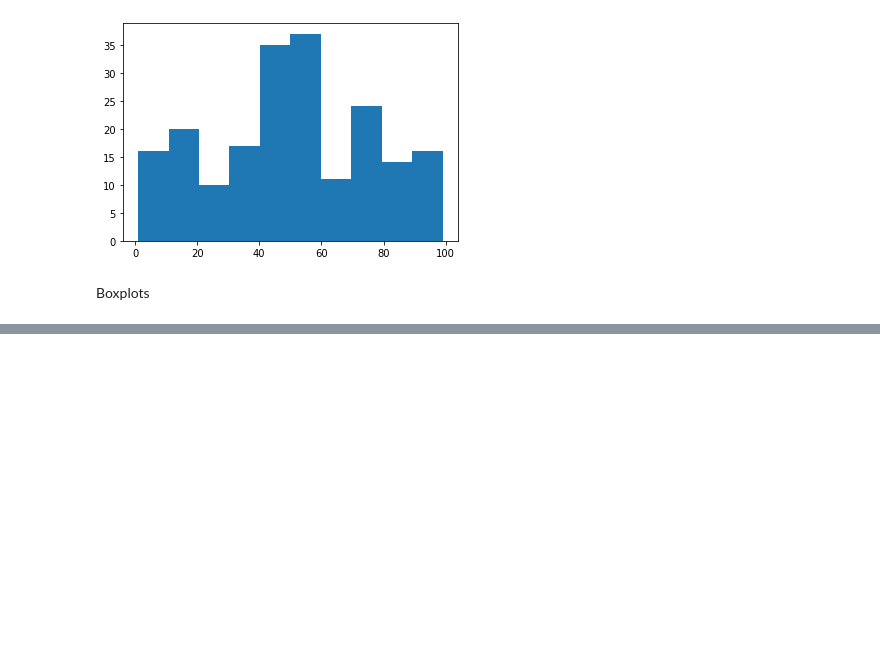
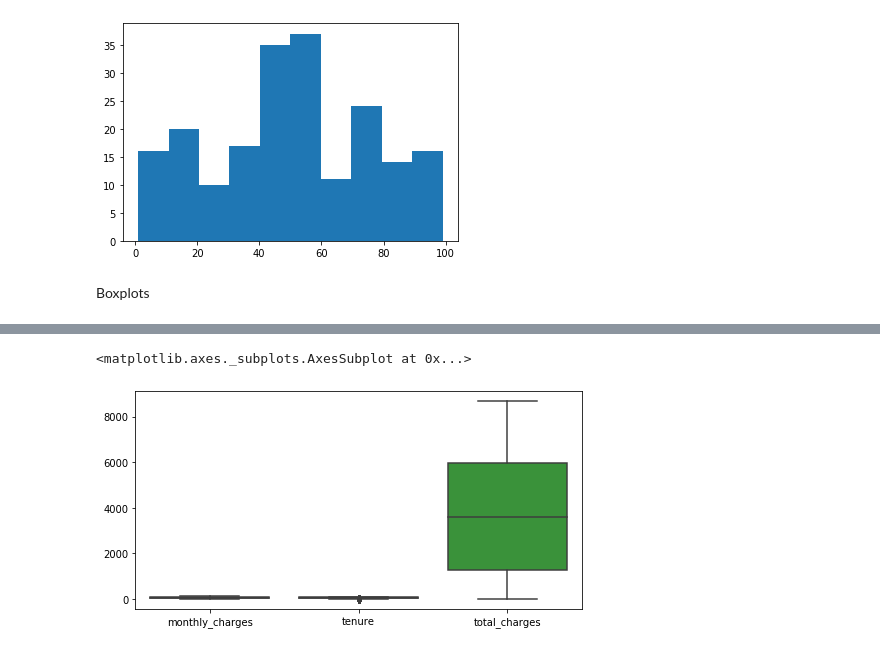
Before and after one commit to Brandon-Martinez27/regression-exercises, a Jupyter notebook: wrangle.ipynb, the cells around one changed output, grey strips where cells are left out. Cells and saved outputs as stored; diff of their text form; code cells hidden in the pictures; blank space fills up the shorter version.

```diff
--- a/wrangle.ipynb
+++ b/wrangle.ipynb
@@ -84,0 +187,36 @@ nulls, outliers, cut, dropna, fillna, get_dummies (think about if any new featur
+# %%
+#################### Acquire Telco Data ##################
+
+def get_connection(db, user=user, host=host, password=password):
+    '''
+    This function uses my info from my env file to
+    create a connection url to access the Codeup db.
+    '''
+    return f'mysql+pymysql://{user}:{password}@{host}/{db}'
+
+def new_telco_data():
+    '''
+    This function reads the telco_churn customer data from the Codeup db into a df,
+    write it to a csv file, and returns the df.
+    '''
+    sql_query = '''
+                SELECT customer_id,
+                monthly_charges,
+                tenure,
+                total_charges
+                FROM customers
+                WHERE contract_type_id = 3;'''
+    df = pd.read_sql(sql_query, get_connection('telco_churn'))
+    df.to_csv('telco_churn_df.csv')
+    return df
+
+def get_telco_data(cached=False):
+    '''
+    This function reads in telco churn data from Codeup database if cached == False
+    or if cached == True reads in telco_churn_df from a csv file, returns df
+    '''
+    if cached or os.path.isfile('telco_churn_df.csv') == False:
+        df = new_telco_data()
+    else:
+        df = pd.read_csv('telco_churn_df.csv', index_col=0)
+    return df
@@ -84,0 +329,6 @@ nulls, outliers, cut, dropna, fillna, get_dummies (think about if any new featur
+# %%
+plt.figure(figsize=(8,4))
+sns.boxplot(data=df.drop(columns=['customer_id']))
+# %% [output]
+<matplotlib.axes._subplots.AxesSubplot at 0x...>
+[figure, added]
```
Also changed, not shown: parts of 39 cells of this notebook, 2 other files.
